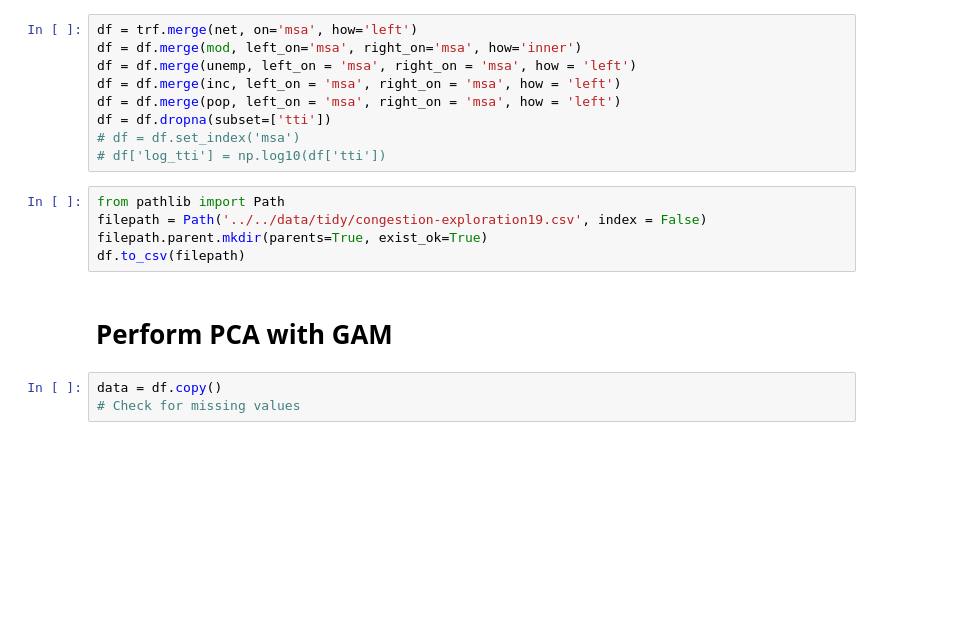
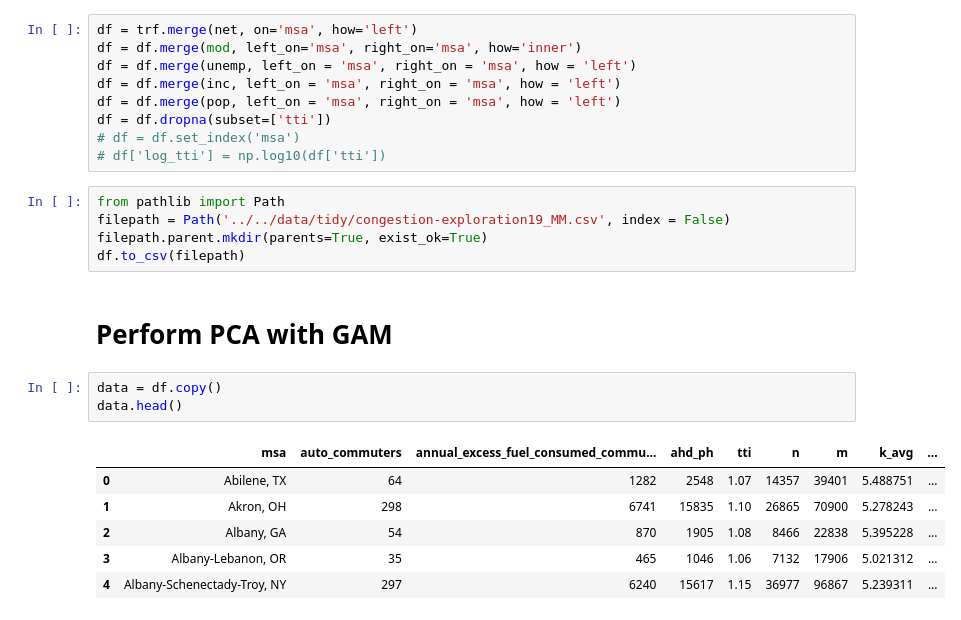
Before and after one commit to narslab/msa-emission-typologies, a Jupyter notebook: bin/jupyter/Congestion-exploration-19-(MM).ipynb, the cells around one changed output. Drawn from its saved outputs; the diff is of its cells as text; blank space fills up the shorter version.

```diff
--- a/bin/jupyter/Congestion-exploration-19-(MM).ipynb
+++ b/bin/jupyter/Congestion-exploration-19-(MM).ipynb
@@ -45,11 +66,18 @@ df = df.dropna(subset=['tti'])
 # df['log_tti'] = np.log10(df['tti'])
 # %%
 from pathlib import Path
-filepath = Path('../../data/tidy/congestion-exploration19.csv', index = False)
+filepath = Path('../../data/tidy/congestion-exploration19_MM.csv', index = False)
 filepath.parent.mkdir(parents=True, exist_ok=True)
 df.to_csv(filepath)
 # %% [markdown]
 # Perform PCA with GAM
 # %%
 data = df.copy()
-# Check for missing values
+data.head()
+# %% [output]
+|  | msa | auto_commuters | annual_excess_fuel_consumed_commu... | ahd_ph | tti | n | m | k_avg | ... |
+| 0 | Abilene, TX | 64 | 1282 | 2548 | 1.07 | 14357 | 39401 | 5.488751 | ... |
+| 1 | Akron, OH | 298 | 6741 | 15835 | 1.10 | 26865 | 70900 | 5.278243 | ... |
+| 2 | Albany, GA | 54 | 870 | 1905 | 1.08 | 8466 | 22838 | 5.395228 | ... |
+| 3 | Albany-Lebanon, OR | 35 | 465 | 1046 | 1.06 | 7132 | 17906 | 5.021312 | ... |
+| 4 | Albany-Schenectady-Troy, NY | 297 | 6240 | 15617 | 1.15 | 36977 | 96867 | 5.239311 | ... |
```
Also changed, not shown: parts of 23 cells of this notebook, 3 other files.
